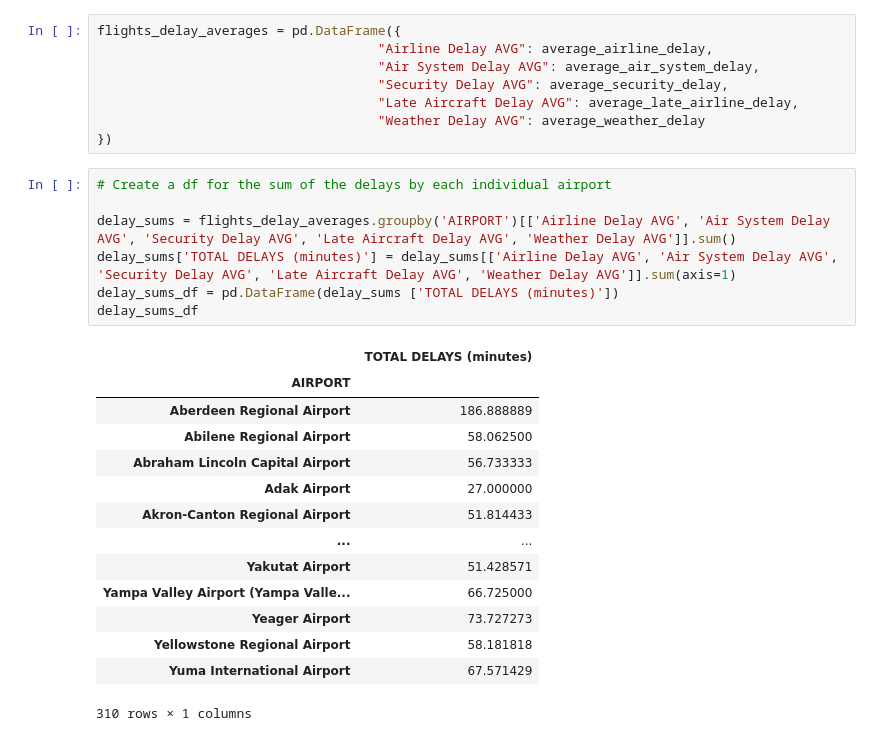
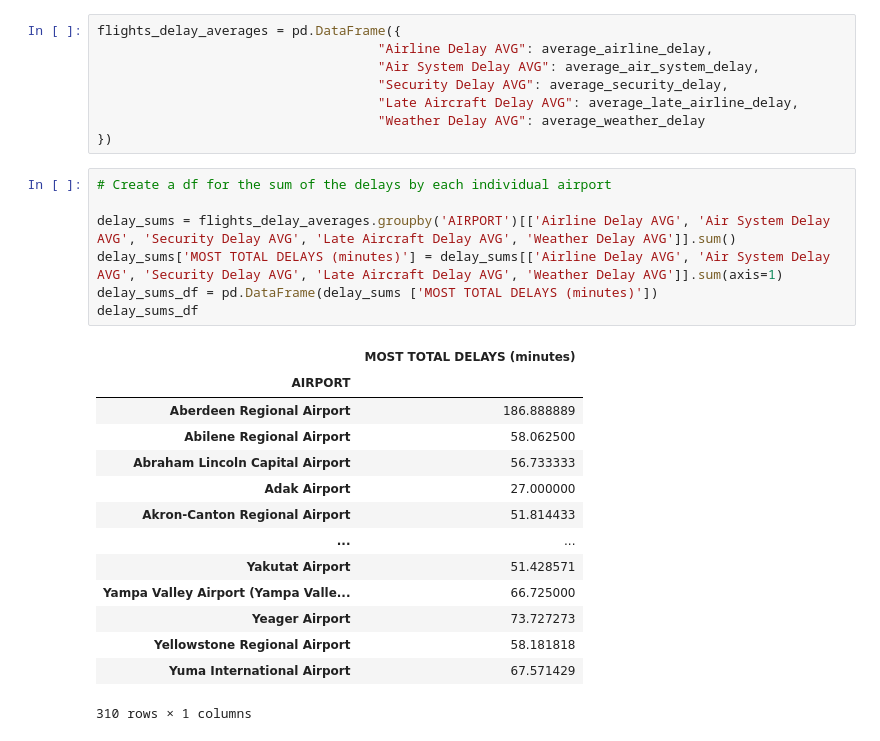
Before and after one commit to mmonary/Git_Er_Done_New, a Jupyter notebook: mam_project_.ipynb, the cells around one changed output. Saved outputs shown, nothing was run; the diff lists cells and outputs as text.

```diff
--- a/mam_project_.ipynb
+++ b/mam_project_.ipynb
@@ -128,12 +128,12 @@ flights_delay_averages = pd.DataFrame({
 # %%
 # Create a df for the sum of the delays by each individual airport
 
 delay_sums = flights_delay_averages.groupby('AIRPORT')[['Airline Delay AVG', 'Air System Delay AVG', 'Security Delay AVG', 'Late Aircraft Delay AVG', 'Weather Delay AVG']].sum()
-delay_sums['TOTAL DELAYS (minutes)'] = delay_sums[['Airline Delay AVG', 'Air System Delay AVG', 'Security Delay AVG', 'Late Aircraft Delay AVG', 'Weather Delay AVG']].sum(axis=1)
-delay_sums_df = pd.DataFrame(delay_sums ['TOTAL DELAYS (minutes)'])
+delay_sums['MOST TOTAL DELAYS (minutes)'] = delay_sums[['Airline Delay AVG', 'Air System Delay AVG', 'Security Delay AVG', 'Late Aircraft Delay AVG', 'Weather Delay AVG']].sum(axis=1)
+delay_sums_df = pd.DataFrame(delay_sums ['MOST TOTAL DELAYS (minutes)'])
 delay_sums_df
 # %% [output]
-|  | TOTAL DELAYS (minutes) |
+|  | MOST TOTAL DELAYS (minutes) |
 | AIRPORT |  |
 | Aberdeen Regional Airport | 186.888889 |
 | Abilene Regional Airport | 58.062500 |
```
Also changed, not shown: parts of 10 cells of this notebook.
